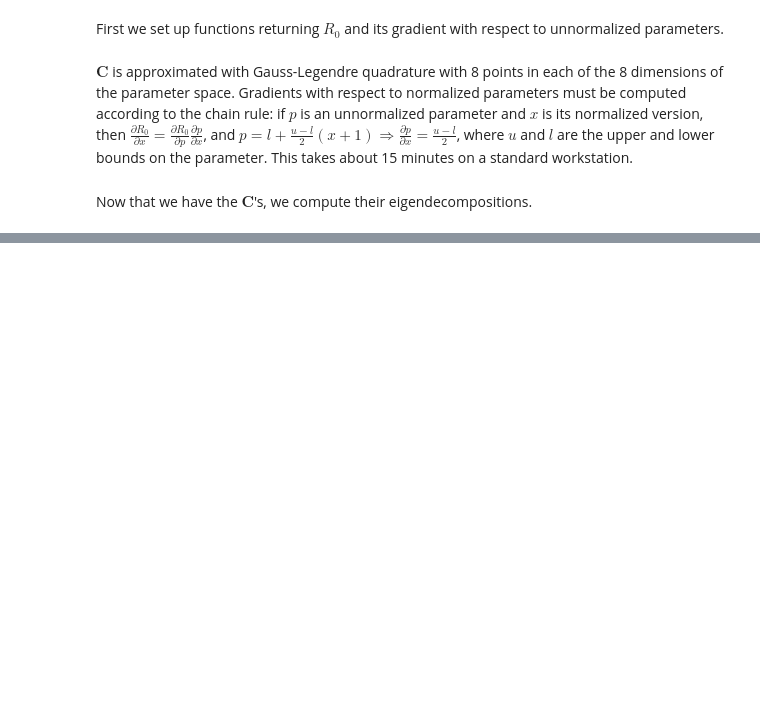
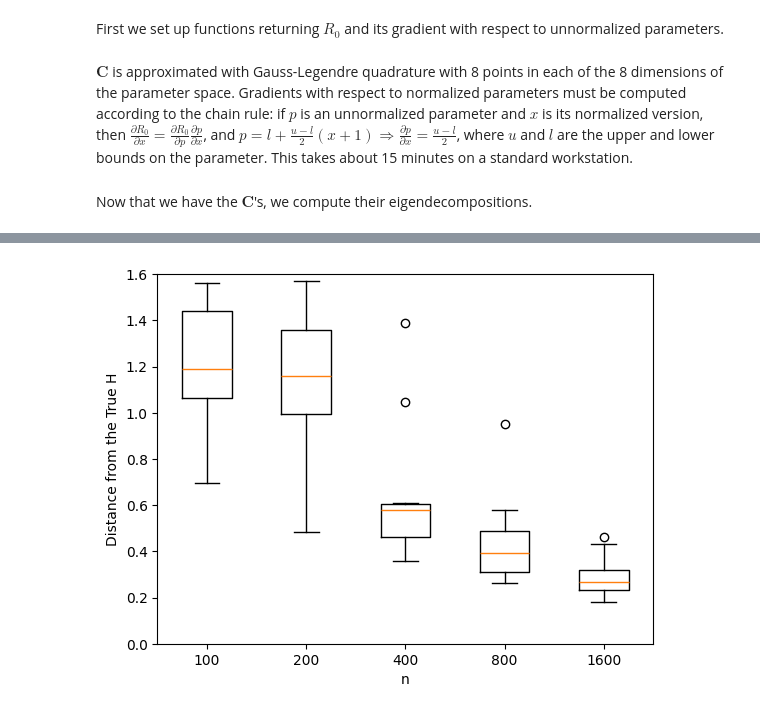
Before and after one commit to Xieyangxinyu/vie, a Jupyter notebook: src/Ebola.ipynb, the cells around one changed output, grey strips where cells are left out. Cells and saved outputs as stored; diff of their text form; code cells hidden in the pictures; blank space fills up the shorter version.

```diff
--- a/src/Ebola.ipynb
+++ b/src/Ebola.ipynb
@@ -307,0 +276,5 @@ plt.legend()
+# %%
+simulation.reiterate()
+plt.savefig("ebola/dist_to_true_H_reiterate_1.png")
+# %% [output]
+[figure, added]
```
Also changed, not shown: parts of 23 cells of this notebook, 45 other files.
